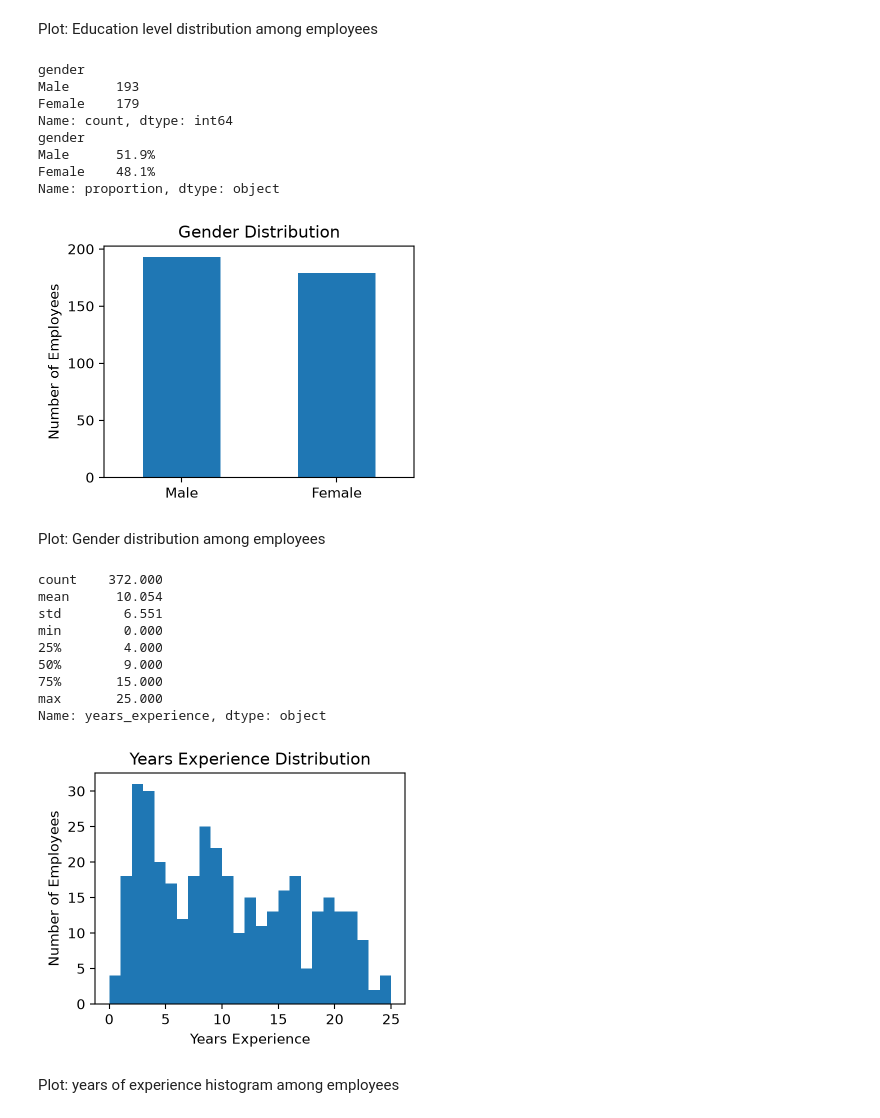
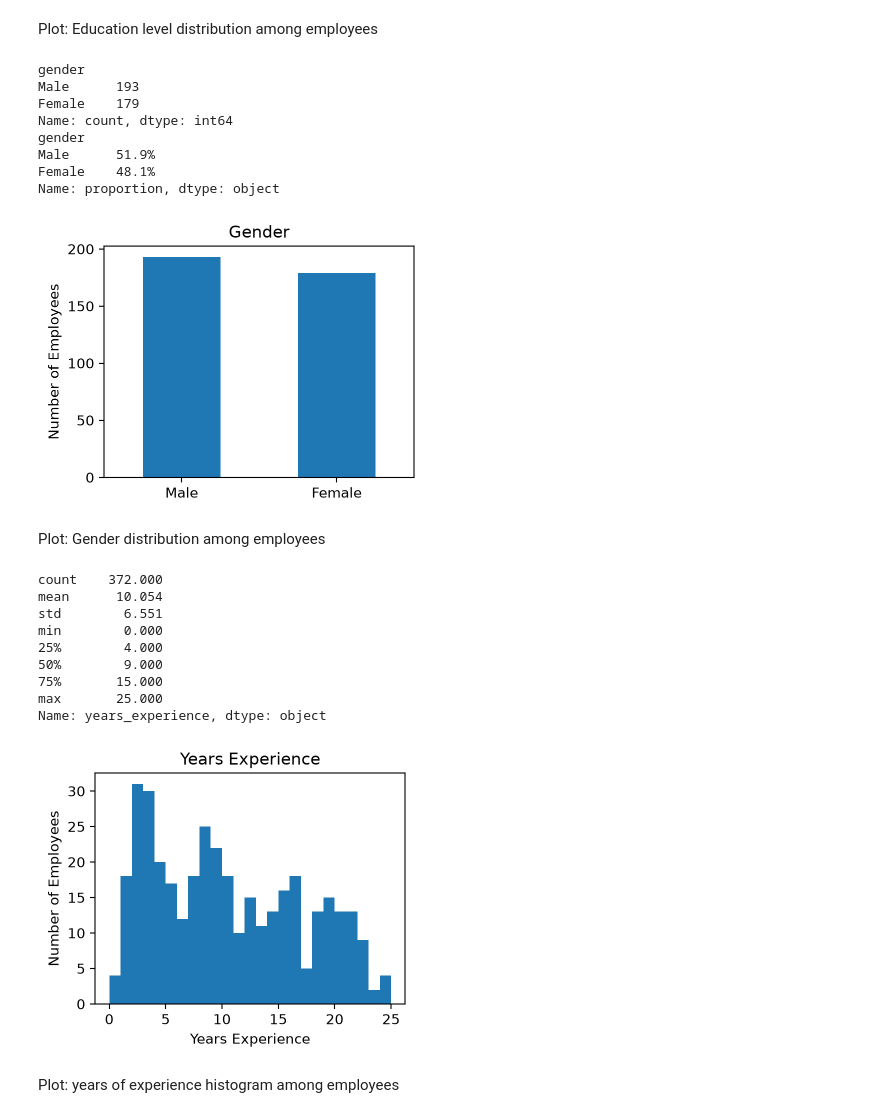
Before and after one commit to mhaddock/udacity_coursework, a Jupyter notebook: statistics_for_data_analysis/projects/model_salary_data_with_linear_regression/salary_prediction_project.ipynb, the cells around one changed output. Saved outputs shown, nothing was run; the diff lists cells and outputs as text; code cells hidden in the pictures.

```diff
--- a/statistics_for_data_analysis/projects/model_salary_data_with_linear_regression/salary_prediction_project.ipynb
+++ b/statistics_for_data_analysis/projects/model_salary_data_with_linear_regression/salary_prediction_project.ipynb
@@ -176,24 +176,24 @@ Plot: Education level distribution among employees
 # %%
 # Gender Distribution
 
 print(df["gender"].value_counts())
 print(df["gender"].value_counts(normalize=True).map(lambda x: f"{x:.1%}"))
 df["gender"].value_counts().plot(kind="bar", figsize=(4, 3))
-plt.title("Gender Distribution")
+plt.title("Gender")
 plt.xlabel(None)
 plt.ylabel("Number of Employees")
 plt.tick_params("x", labelrotation=0)
 plt.show()
 # %% [output]
 gender
 Male      193
 Female    179
 Name: count, dtype: int64
 gender
 Male      51.9%
 Female    48.1%
 Name: proportion, dtype: object
-[figure, old version]
+[figure, new version]
 # %% [markdown]
 Plot: Gender distribution among employees
 # %%
@@ -205,7 +205,7 @@ yrs_hist_ax = df.plot.hist(
 )
 yrs_hist_ax.set_xlabel("Years Experience")
 yrs_hist_ax.set_ylabel("Number of Employees")
-yrs_hist_ax.set_title("Years Experience Distribution")
+yrs_hist_ax.set_title("Years Experience")
 plt.show()
 # %% [output]
 count    372.000
@@ -217,7 +217,7 @@ min        0.000
 75%       15.000
 max       25.000
 Name: years_experience, dtype: object
-[figure, old version]
+[figure, new version]
 # %% [markdown]
 Plot: years of experience histogram among employees
 # %%
```
Also changed, not shown: parts of 11 cells of this notebook, 7 other files.
